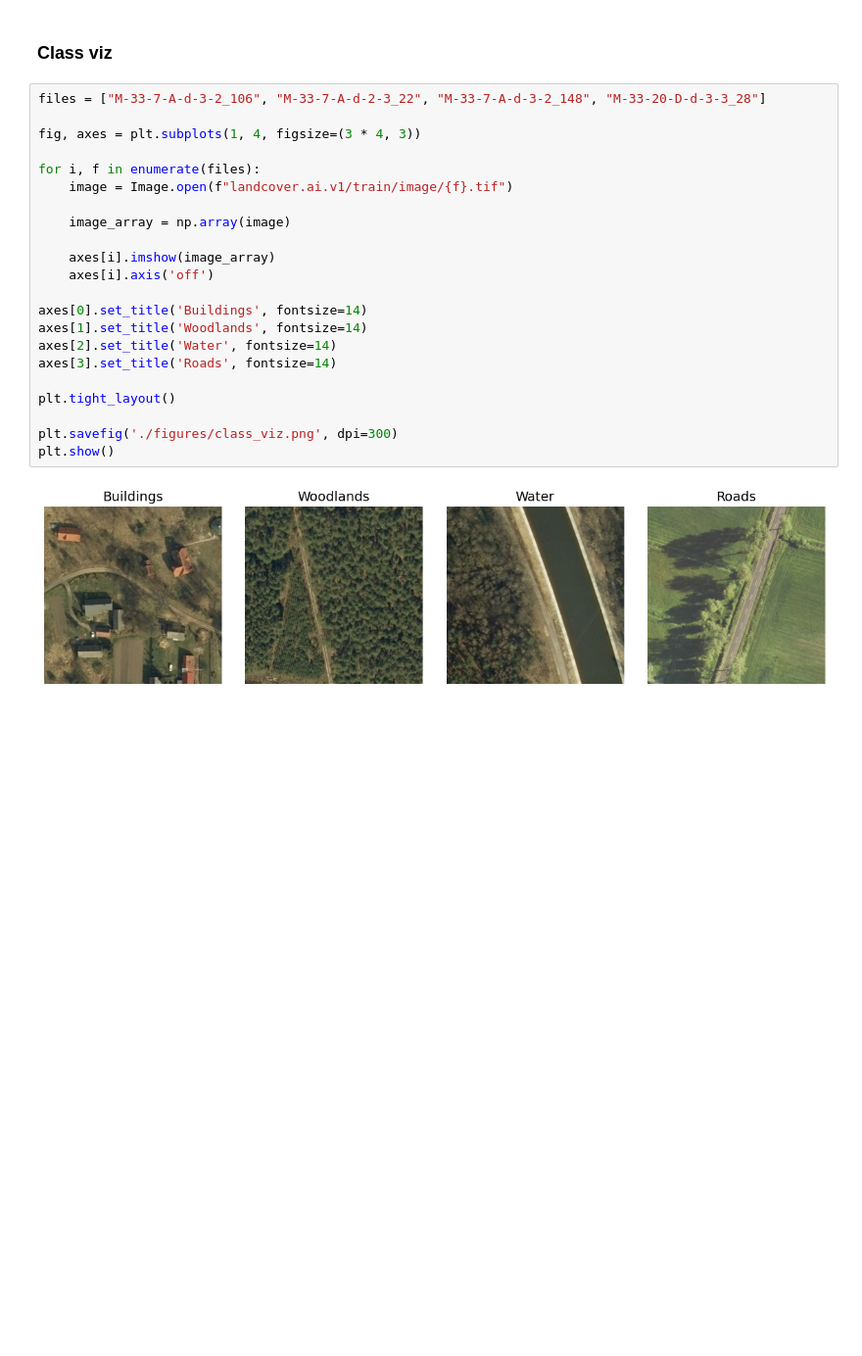
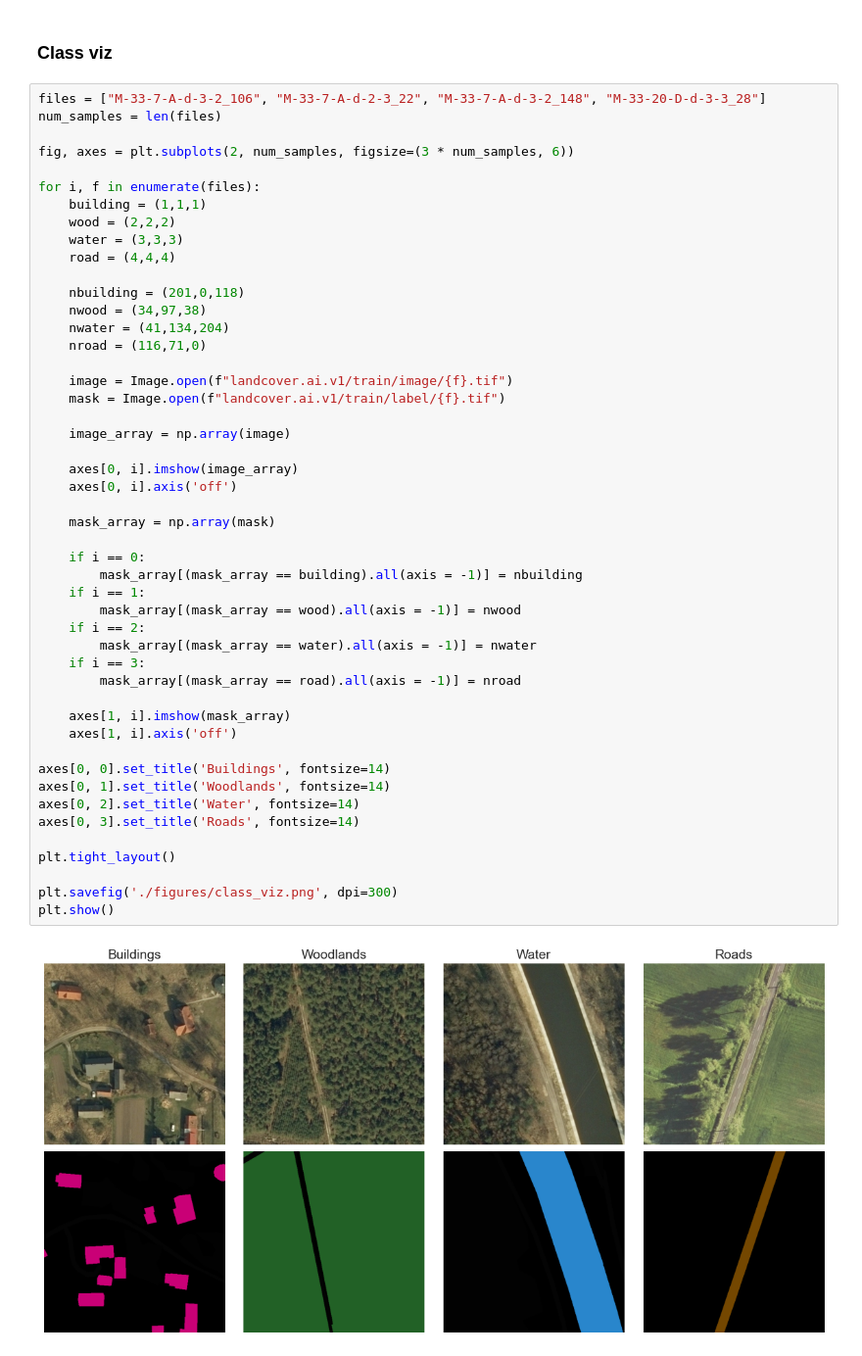
Before and after one commit to kgurnani/landcover_segmentation, a Jupyter notebook: exploratory_data_analysis.ipynb, the cells around one changed output. Shown at 98% size. Cells and saved outputs as stored; diff of their text form; blank space fills up the shorter version.

```diff
--- a/exploratory_data_analysis.ipynb
+++ b/exploratory_data_analysis.ipynb
@@ -319,25 +319,51 @@ plt.show()
 ### Class viz
 # %%
 files = ["M-33-7-A-d-3-2_106", "M-33-7-A-d-2-3_22", "M-33-7-A-d-3-2_148", "M-33-20-D-d-3-3_28"]
+num_samples = len(files)
 
-fig, axes = plt.subplots(1, 4, figsize=(3 * 4, 3))
+fig, axes = plt.subplots(2, num_samples, figsize=(3 * num_samples, 6))
 
 for i, f in enumerate(files):
+    building = (1,1,1)
+    wood = (2,2,2)
+    water = (3,3,3)
+    road = (4,4,4)
+
+    nbuilding = (201,0,118)
+    nwood = (34,97,38)
+    nwater = (41,134,204)
+    nroad = (116,71,0)
+
     image = Image.open(f"landcover.ai.v1/train/image/{f}.tif")
+    mask = Image.open(f"landcover.ai.v1/train/label/{f}.tif")
 
     image_array = np.array(image)
 
-    axes[i].imshow(image_array)
-    axes[i].axis('off')
+    axes[0, i].imshow(image_array)
+    axes[0, i].axis('off')
 
-axes[0].set_title('Buildings', fontsize=14)
-axes[1].set_title('Woodlands', fontsize=14)
-axes[2].set_title('Water', fontsize=14)
-axes[3].set_title('Roads', fontsize=14)
+    mask_array = np.array(mask)
+
+    if i == 0:
+        mask_array[(mask_array == building).all(axis = -1)] = nbuilding
+    if i == 1:
+        mask_array[(mask_array == wood).all(axis = -1)] = nwood
+    if i == 2:
+        mask_array[(mask_array == water).all(axis = -1)] = nwater
+    if i == 3:
+        mask_array[(mask_array == road).all(axis = -1)] = nroad
+
+    axes[1, i].imshow(mask_array)
+    axes[1, i].axis('off')
+
+axes[0, 0].set_title('Buildings', fontsize=14)
+axes[0, 1].set_title('Woodlands', fontsize=14)
+axes[0, 2].set_title('Water', fontsize=14)
+axes[0, 3].set_title('Roads', fontsize=14)
 
 plt.tight_layout()
 
 plt.savefig('./figures/class_viz.png', dpi=300)
 plt.show()
 # %% [output]
-[figure, old version]
+[figure, new version]
```
